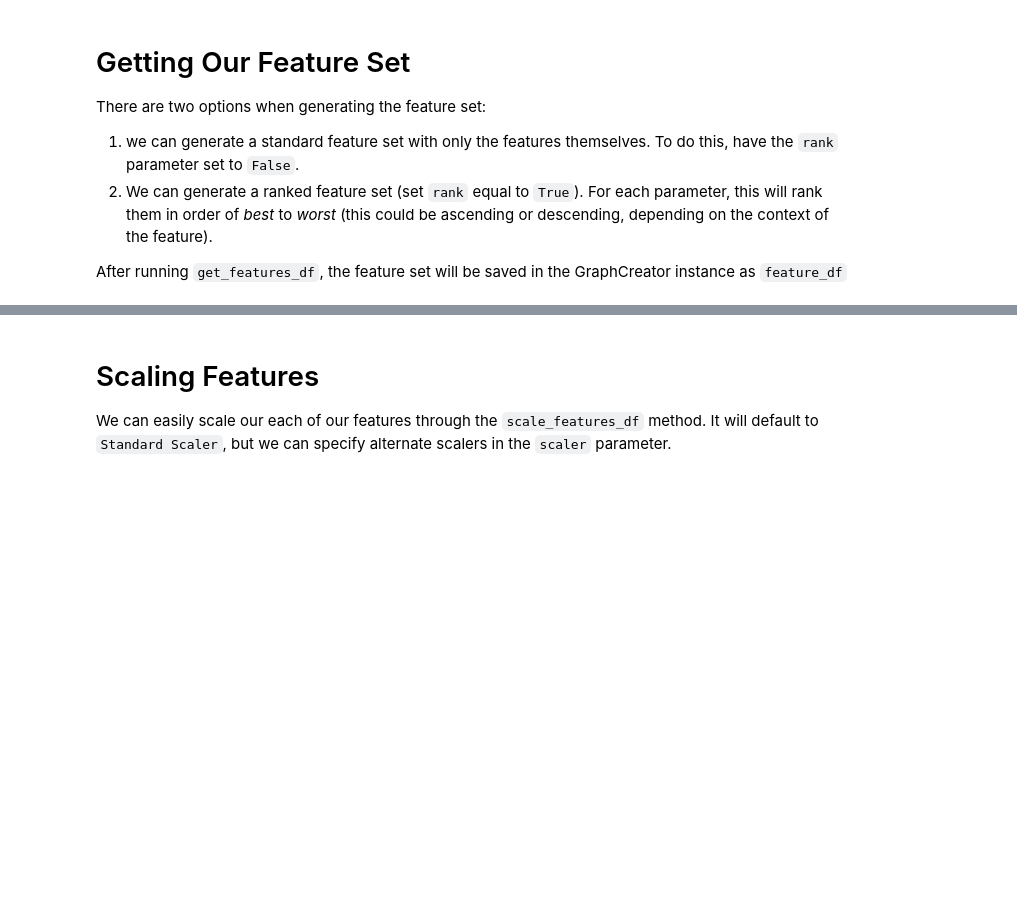
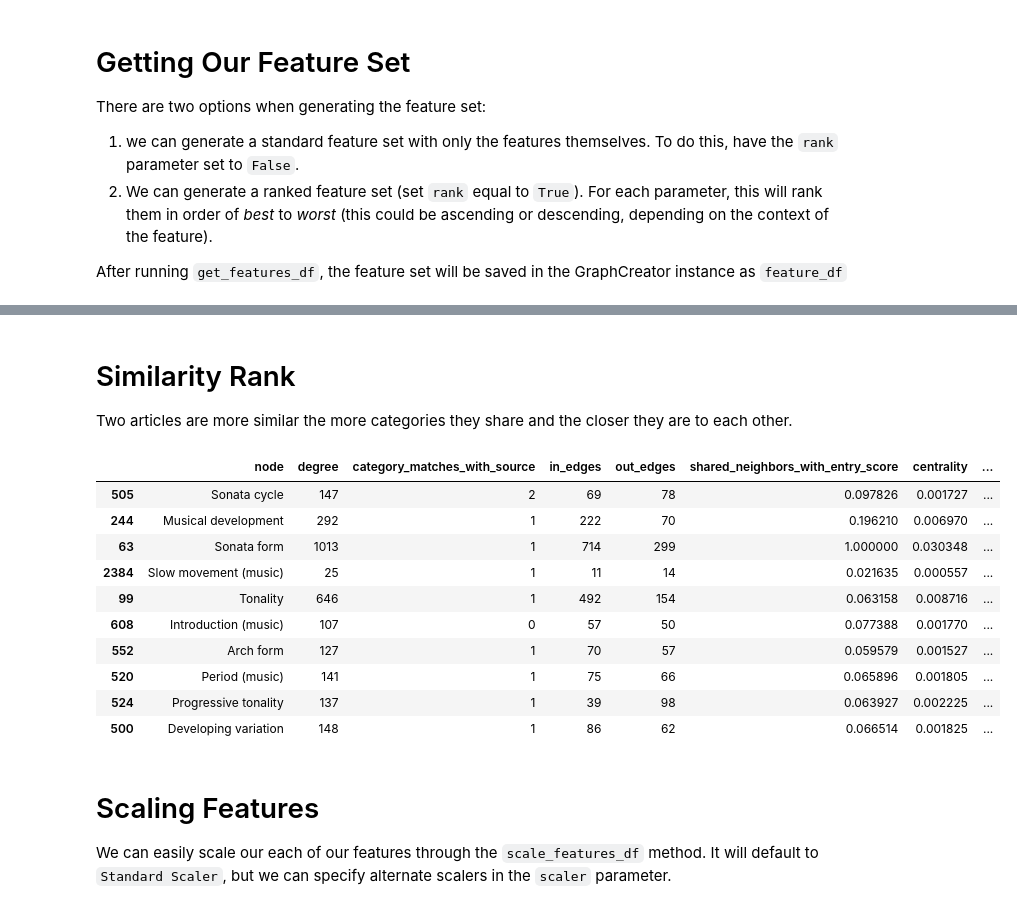
Before and after one commit to QED0711/wiki_learn, a Jupyter notebook: data-retrieval/graph_api/GraphCreator.ipynb, the cells around one changed output, grey strips where cells are left out. Drawn from its saved outputs; the diff is of its cells as text; code cells hidden in the pictures; blank space fills up the shorter version.

```diff
--- a/data-retrieval/graph_api/GraphCreator.ipynb
+++ b/data-retrieval/graph_api/GraphCreator.ipynb
@@ -86,3 +68,22 @@ features_df.sort_values("degree", ascending=False)
+# %% [markdown]
+# Similarity Rank
+
+Two articles are more similar the more categories they share and the closer they are to each other.
+# %%
+gc.rank_similarity()
+gc.features_df.sort_values("similarity_rank", ascending=False).head(10)
+# %% [output]
+|  | node | degree | category_matches_with_source | in_edges | out_edges | shared_neighbors_with_entry_score | centrality | ... |
+| 505 | Sonata cycle | 147 | 2 | 69 | 78 | 0.097826 | 0.001727 | ... |
+| 244 | Musical development | 292 | 1 | 222 | 70 | 0.196210 | 0.006970 | ... |
+| 63 | Sonata form | 1013 | 1 | 714 | 299 | 1.000000 | 0.030348 | ... |
+| 2384 | Slow movement (music) | 25 | 1 | 11 | 14 | 0.021635 | 0.000557 | ... |
+| 99 | Tonality | 646 | 1 | 492 | 154 | 0.063158 | 0.008716 | ... |
+| 608 | Introduction (music) | 107 | 0 | 57 | 50 | 0.077388 | 0.001770 | ... |
+| 552 | Arch form | 127 | 1 | 70 | 57 | 0.059579 | 0.001527 | ... |
+| 520 | Period (music) | 141 | 1 | 75 | 66 | 0.065896 | 0.001805 | ... |
+| 524 | Progressive tonality | 137 | 1 | 39 | 98 | 0.063927 | 0.002225 | ... |
+| 500 | Developing variation | 148 | 1 | 86 | 62 | 0.066514 | 0.001825 | ... |
 # %% [markdown]
 # Scaling Features
 
```
Also changed, not shown: parts of 14 cells of this notebook.
